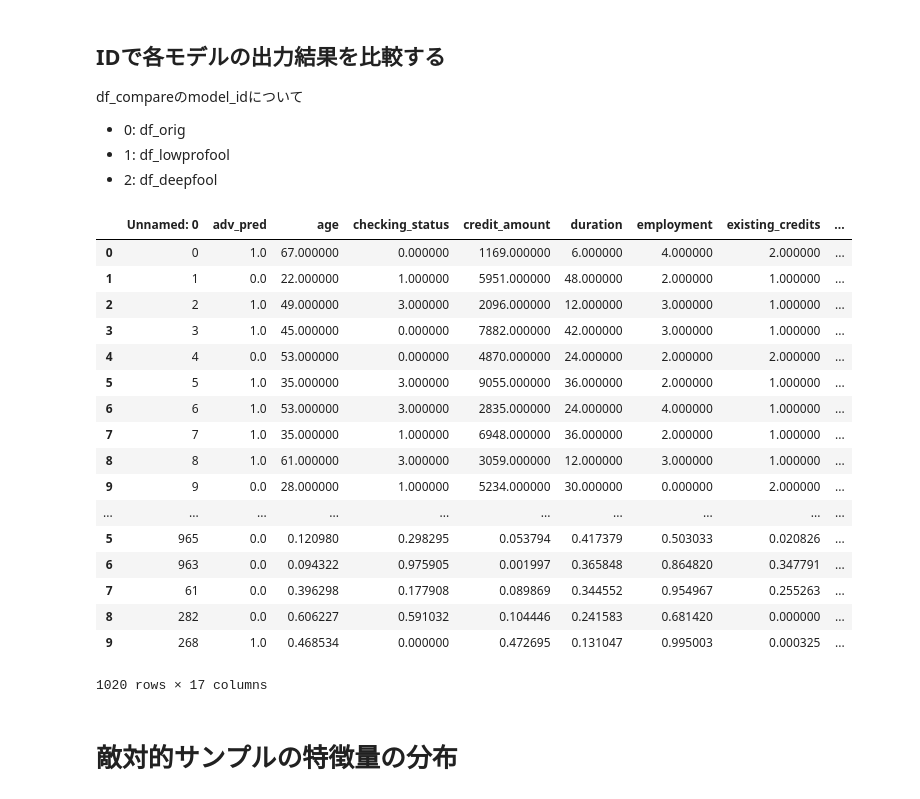
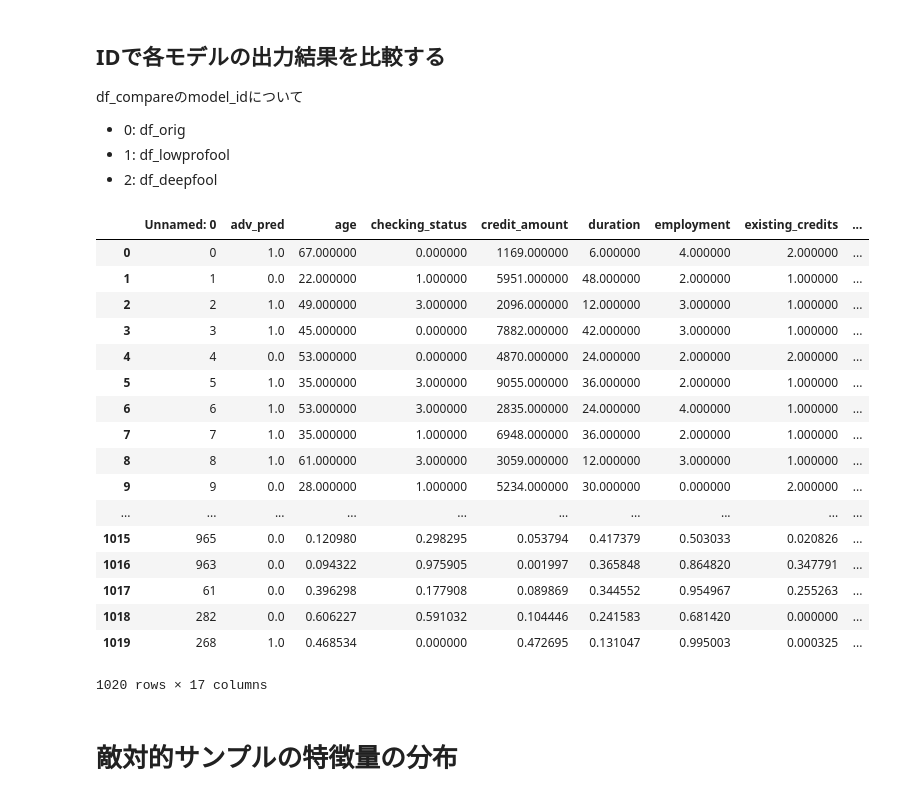
Before and after one commit to ShotaArima/lowprofool_x86, a Jupyter notebook: src/research.ipynb, the cells around one changed output. Cells and saved outputs as stored; diff of their text form; code cells hidden in the pictures.

Commit message:
add ignore_index ops in df_compare

```diff
--- a/src/research.ipynb
+++ b/src/research.ipynb
@@ -129,32 +129,32 @@ df_compareのmodel_idについて
 # %%
 # model_idの作成
 df_orig['model_id'] = 0
 df_orig.rename(columns={'target': 'orig_pred'}, inplace=True)
 df_orig['adv_pred'] = df_orig['orig_pred']
 df_orig['iters'] = 0
 df_lowprofool['model_id'] = 1
 df_deepfool['model_id'] = 2
 
-df_compare = pd.concat([df_orig, df_lowprofool, df_deepfool], sort=True)
+df_compare = pd.concat([df_orig, df_lowprofool, df_deepfool], sort=True, ignore_index=True)
 df_compare
 # %% [output]
 |  | Unnamed: 0 | adv_pred | age | checking_status | credit_amount | duration | employment | existing_credits | ... |
 | 0 | 0 | 1.0 | 67.000000 | 0.000000 | 1169.000000 | 6.000000 | 4.000000 | 2.000000 | ... |
 | 1 | 1 | 0.0 | 22.000000 | 1.000000 | 5951.000000 | 48.000000 | 2.000000 | 1.000000 | ... |
 | 2 | 2 | 1.0 | 49.000000 | 3.000000 | 2096.000000 | 12.000000 | 3.000000 | 1.000000 | ... |
 | 3 | 3 | 1.0 | 45.000000 | 0.000000 | 7882.000000 | 42.000000 | 3.000000 | 1.000000 | ... |
 | 4 | 4 | 0.0 | 53.000000 | 0.000000 | 4870.000000 | 24.000000 | 2.000000 | 2.000000 | ... |
 | 5 | 5 | 1.0 | 35.000000 | 3.000000 | 9055.000000 | 36.000000 | 2.000000 | 1.000000 | ... |
 | 6 | 6 | 1.0 | 53.000000 | 3.000000 | 2835.000000 | 24.000000 | 4.000000 | 1.000000 | ... |
 | 7 | 7 | 1.0 | 35.000000 | 1.000000 | 6948.000000 | 36.000000 | 2.000000 | 1.000000 | ... |
 | 8 | 8 | 1.0 | 61.000000 | 3.000000 | 3059.000000 | 12.000000 | 3.000000 | 1.000000 | ... |
 | 9 | 9 | 0.0 | 28.000000 | 1.000000 | 5234.000000 | 30.000000 | 0.000000 | 2.000000 | ... |
 | ... | ... | ... | ... | ... | ... | ... | ... | ... | ... |
-| 5 | 965 | 0.0 | 0.120980 | 0.298295 | 0.053794 | 0.417379 | 0.503033 | 0.020826 | ... |
-| 6 | 963 | 0.0 | 0.094322 | 0.975905 | 0.001997 | 0.365848 | 0.864820 | 0.347791 | ... |
-| 7 | 61 | 0.0 | 0.396298 | 0.177908 | 0.089869 | 0.344552 | 0.954967 | 0.255263 | ... |
-| 8 | 282 | 0.0 | 0.606227 | 0.591032 | 0.104446 | 0.241583 | 0.681420 | 0.000000 | ... |
-| 9 | 268 | 1.0 | 0.468534 | 0.000000 | 0.472695 | 0.131047 | 0.995003 | 0.000325 | ... |
+| 1015 | 965 | 0.0 | 0.120980 | 0.298295 | 0.053794 | 0.417379 | 0.503033 | 0.020826 | ... |
+| 1016 | 963 | 0.0 | 0.094322 | 0.975905 | 0.001997 | 0.365848 | 0.864820 | 0.347791 | ... |
+| 1017 | 61 | 0.0 | 0.396298 | 0.177908 | 0.089869 | 0.344552 | 0.954967 | 0.255263 | ... |
+| 1018 | 282 | 0.0 | 0.606227 | 0.591032 | 0.104446 | 0.241583 | 0.681420 | 0.000000 | ... |
+| 1019 | 268 | 1.0 | 0.468534 | 0.000000 | 0.472695 | 0.131047 | 0.995003 | 0.000325 | ... |
 1020 rows × 17 columns
 # %% [markdown]
 # 敵対的サンプルの特徴量の分布
```
